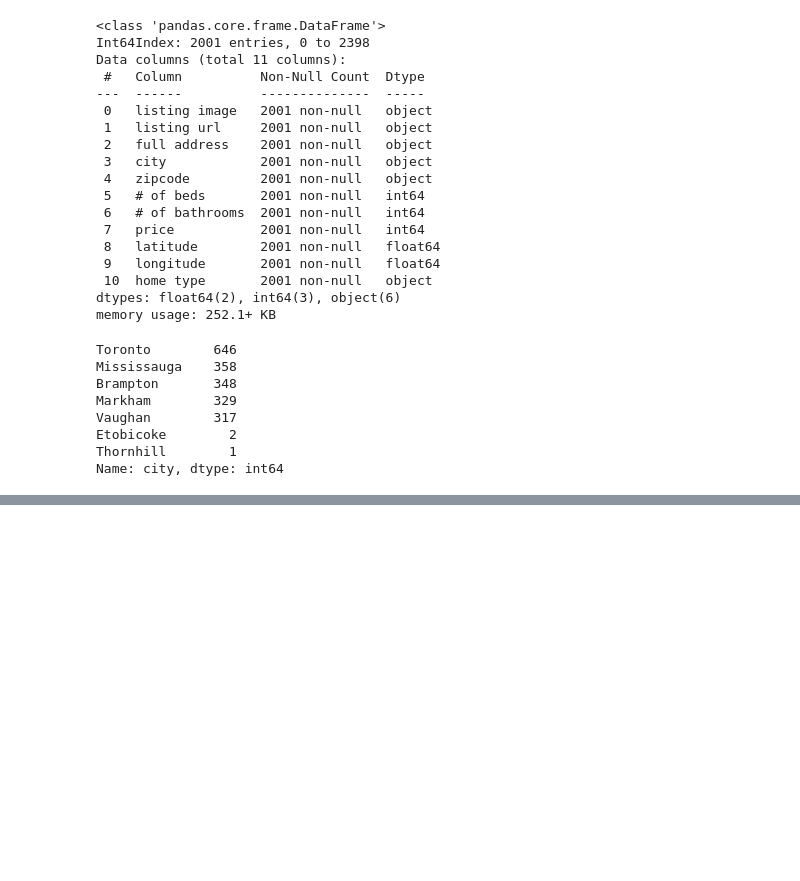
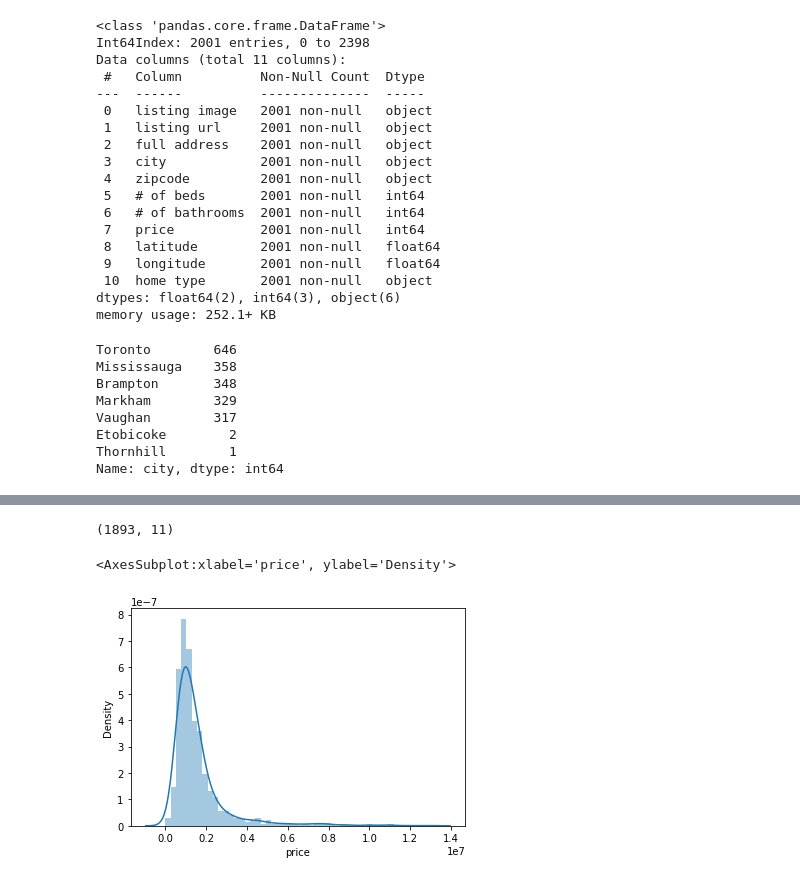
Before and after one commit to zuwulin/final_project, a Jupyter notebook: data cleaning.ipynb, the cells around one changed output, grey strips where cells are left out. Cells and saved outputs as stored; diff of their text form; code cells hidden in the pictures; blank space fills up the shorter version.

```diff
--- a/data cleaning.ipynb
+++ b/data cleaning.ipynb
@@ -145,3 +164,13 @@ Vaughan        317
 Etobicoke        2
 Thornhill        1
 Name: city, dtype: int64
+# %%
+#clean city columns if there is not enought data to test
+indexCITY = gta_housing_df[ gta_housing_df['city'] == 'Etobicoke' ].index
+gta_housing_df.drop(indexCITY , inplace=True)
+
+indexCITY = gta_housing_df[ gta_housing_df['city'] == 'Thornhill' ].index
+gta_housing_df.drop(indexCITY , inplace=True)
+
+#check dataframe
+gta_housing_df['city'].value_counts()
@@ -206,3 +296,21 @@ LOT                 3
 APARTMENT           1
 MANUFACTURED        1
 Name: home type, dtype: int64
+# %%
+#clean bedrooms column if there is not enought data to test
+indexHOME = gta_housing_df[ gta_housing_df['home type'] == 'MULTI_FAMILY' ].index
+gta_housing_df.drop(indexHOME , inplace=True)
+
+indexHOME = gta_housing_df[ gta_housing_df['home type'] == 'LOT' ].index
+gta_housing_df.drop(indexHOME , inplace=True)
+
+indexHOME = gta_housing_df[ gta_housing_df['home type'] == 'APARTMENT' ].index
+gta_housing_df.drop(indexHOME , inplace=True)
+
+indexHOME = gta_housing_df[ gta_housing_df['home type'] == 'MANUFACTURED' ].index
+gta_housing_df.drop(indexHOME , inplace=True)
+
+
+
+#check dataframe
+gta_housing_df['home type'].value_counts()
@@ -208,0 +322,11 @@ Name: home type, dtype: int64
+# %%
+#clean bedrooms column if there is not enought data to test
+indexPRICE = gta_housing_df[ gta_housing_df['price'] < 1000 ].index
+gta_housing_df.drop(indexPRICE , inplace=True)
+
+indexPRICE = gta_housing_df[ gta_housing_df['price'] > 12998887 ].index
+gta_housing_df.drop(indexPRICE , inplace=True)
+
+
+#check dataframe
+gta_housing_df['price'].value_counts()
@@ -209,3 +346,12 @@ Name: home type, dtype: int64
+# %%
+gta_housing_df.shape
+# %% [output]
+(1893, 11)
+# %%
+sns.distplot(gta_housing_df["price"])
+# %% [output]
+<AxesSubplot:xlabel='price', ylabel='Density'>
+[figure, added]
 # %%
 #check average prices per city
 gta_housing_df.groupby('city')['price'].mean()
```
Also changed, not shown: parts of 20 cells of this notebook, 11 other files.
